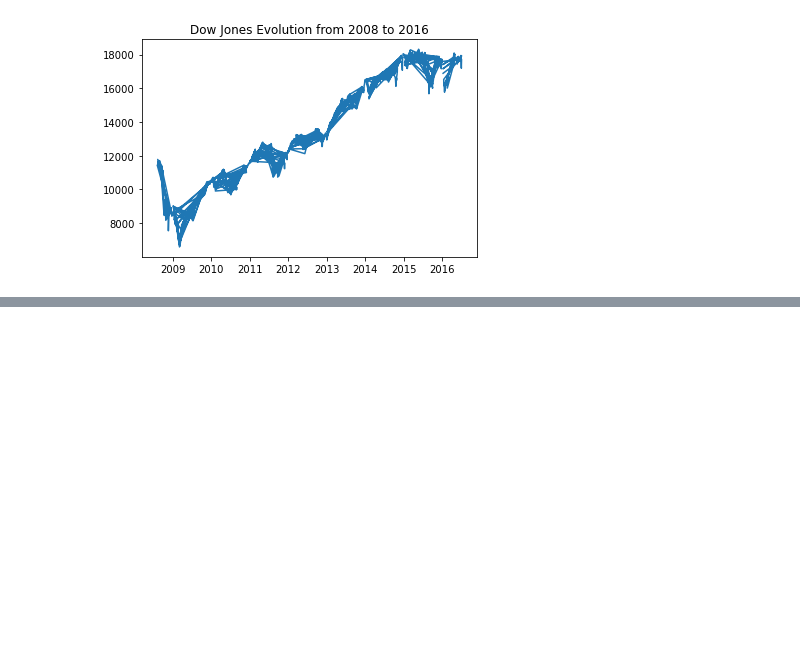
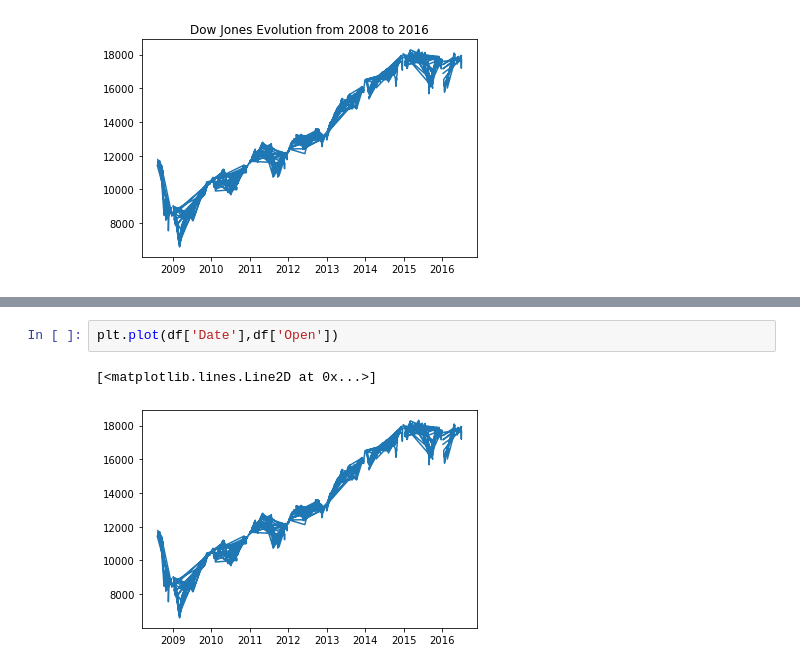
Before and after one commit to clairemalbrel/STOCK_PREDICT, a Jupyter notebook: Notebooks/Notebook_Matt.ipynb, the cells around one changed output, grey strips where cells are left out. Saved outputs shown, nothing was run; the diff lists cells and outputs as text; blank space fills up the shorter version.

```diff
--- a/Notebooks/Notebook_Matt.ipynb
+++ b/Notebooks/Notebook_Matt.ipynb
@@ -1628,0 +1642,5 @@ Text(0.5, 1.0, 'Dow Jones Evolution from 2008 to 2016')
+# %%
+plt.plot(df['Date'],df['Open'])
+# %% [output]
+[<matplotlib.lines.Line2D at 0x...>]
+[figure, added]
```
Also changed, not shown: parts of 7 cells of this notebook, 1 other file.
